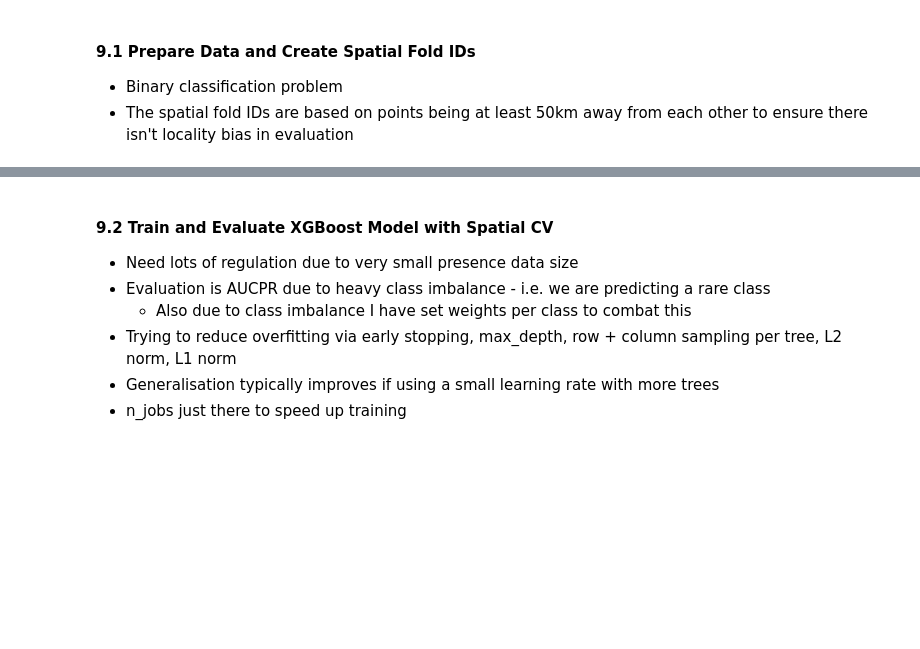
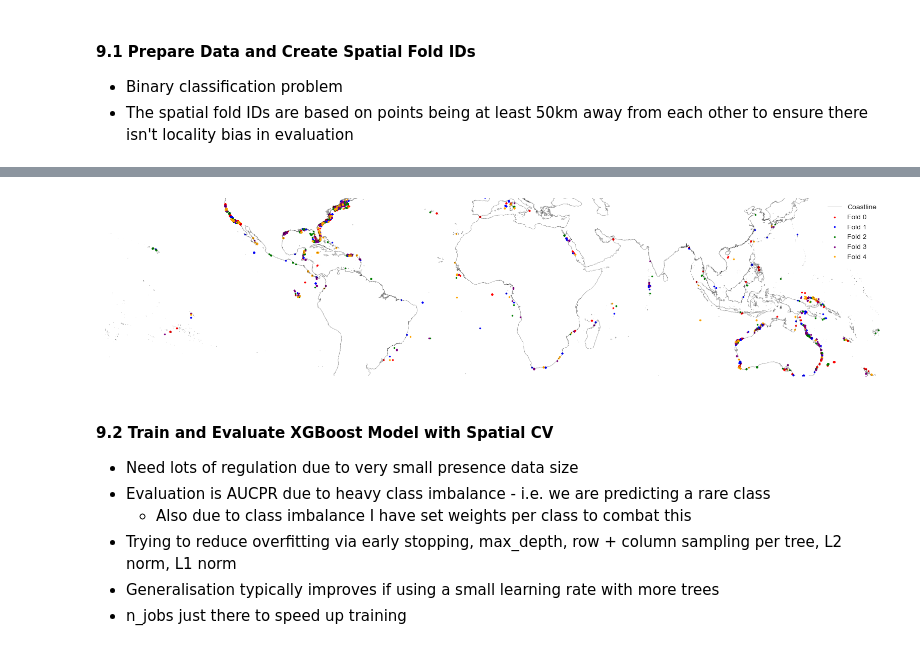
Before and after one commit to MaxAntson/sharks-from-space, a Jupyter notebook: model/notebooks/initial_data_exploration.ipynb, the cells around one changed output, grey strips where cells are left out. Saved outputs shown, nothing was run; the diff lists cells and outputs as text; code cells hidden in the pictures; blank space fills up the shorter version.

```diff
--- a/model/notebooks/initial_data_exploration.ipynb
+++ b/model/notebooks/initial_data_exploration.ipynb
@@ -394,18 +405,21 @@ dist2coast = pd.read_csv(
     StringIO("".join(dist2coast)), sep="\t", header=None, names=["lon", "lat", "value"]
 )
 dist2coast["value"] = dist2coast["value"] / 1000  # convert to metres
+# geodataframe for easier spatial joins
+dist2coast_gdf = gpd.GeoDataFrame(
+    dist2coast,
+    geometry=gpd.points_from_xy(dist2coast.lon, dist2coast.lat),
+    crs="EPSG:4326"
+)
-# %%
-# Get closest distance to shore for each point
-def get_distance_to_shore(lon, lat):
-    idx = ((dist2coast['lon'] - lon)**2 + (dist2coast['lat'] - lat)**2).idxmin()
-    return dist2coast.loc[idx, 'value']
-
-presence_gdf_filtered["distance_to_shore_m"] = presence_gdf_filtered.apply(
-    lambda row: get_distance_to_shore(row["longitude"], row["latitude"]), axis=1
-)
-background_gdf_filtered["distance_to_shore_m"] = background_gdf_filtered.apply(
-    lambda row: get_distance_to_shore(row["longitude"], row["latitude"]), axis=1
-)
+# %%
+presence_gdf_filtered = presence_gdf_filtered.to_crs(epsg=4326)
+presence_gdf_filtered = presence_gdf_filtered.sjoin_nearest(dist2coast_gdf, how="left")
+background_gdf_filtered = background_gdf_filtered.to_crs(epsg=4326)
+background_gdf_filtered = background_gdf_filtered.sjoin_nearest(
+    dist2coast_gdf, how="left"
+)
+background_gdf_filtered["distance_to_shore_m"] = background_gdf_filtered["value"]
+presence_gdf_filtered["distance_to_shore_m"] = presence_gdf_filtered["value"]
 # %% [markdown]
 ### 8. Feature Viz
 - Quick check of if there look to be correlations
@@ -471,10 +502,13 @@ full_gdf[full_gdf["label"] == 0]["fold_id"].value_counts(), full_gdf[full_gdf["l
 # %%
 # Visualise folds
+full_gdf = full_gdf.to_crs(epsg=4326)
 visualise_data_on_map(coastline,
                       [full_gdf[full_gdf["fold_id"] == i] for i in range(NUM_FOLDS)],
-                      ["red", "blue", "green"],
+                      ["red", "blue", "green", "purple", "orange"],
                       [f"Fold {i}" for i in range(NUM_FOLDS)],
                       coastline_alpha=0.4, plot_bounding_box=False, limit_to_bounding_box=True)
+# %% [output]
+[figure, added]
 # %% [markdown]
 #### 9.2 Train and Evaluate XGBoost Model with Spatial CV
 - Need lots of regulation due to very small presence data size
```
Also changed, not shown: parts of 13 cells of this notebook, 1 other file.
